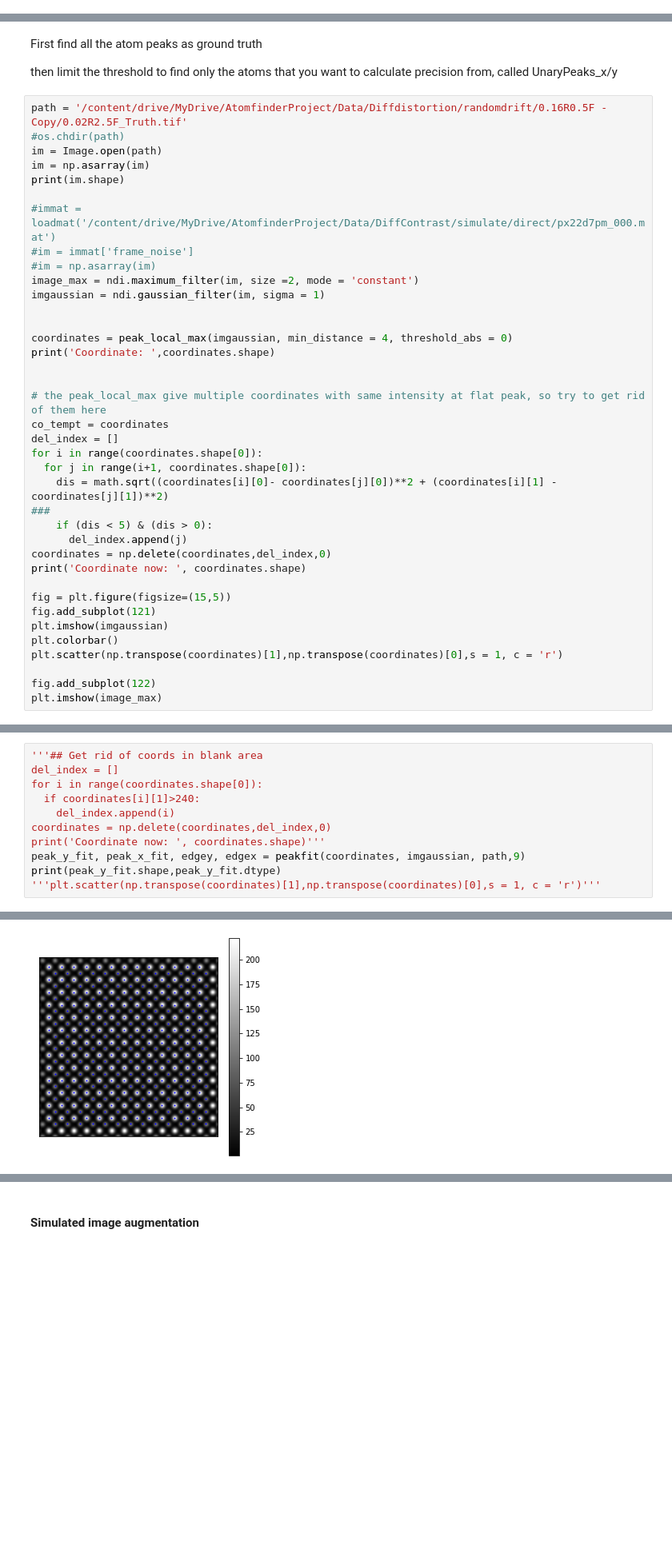
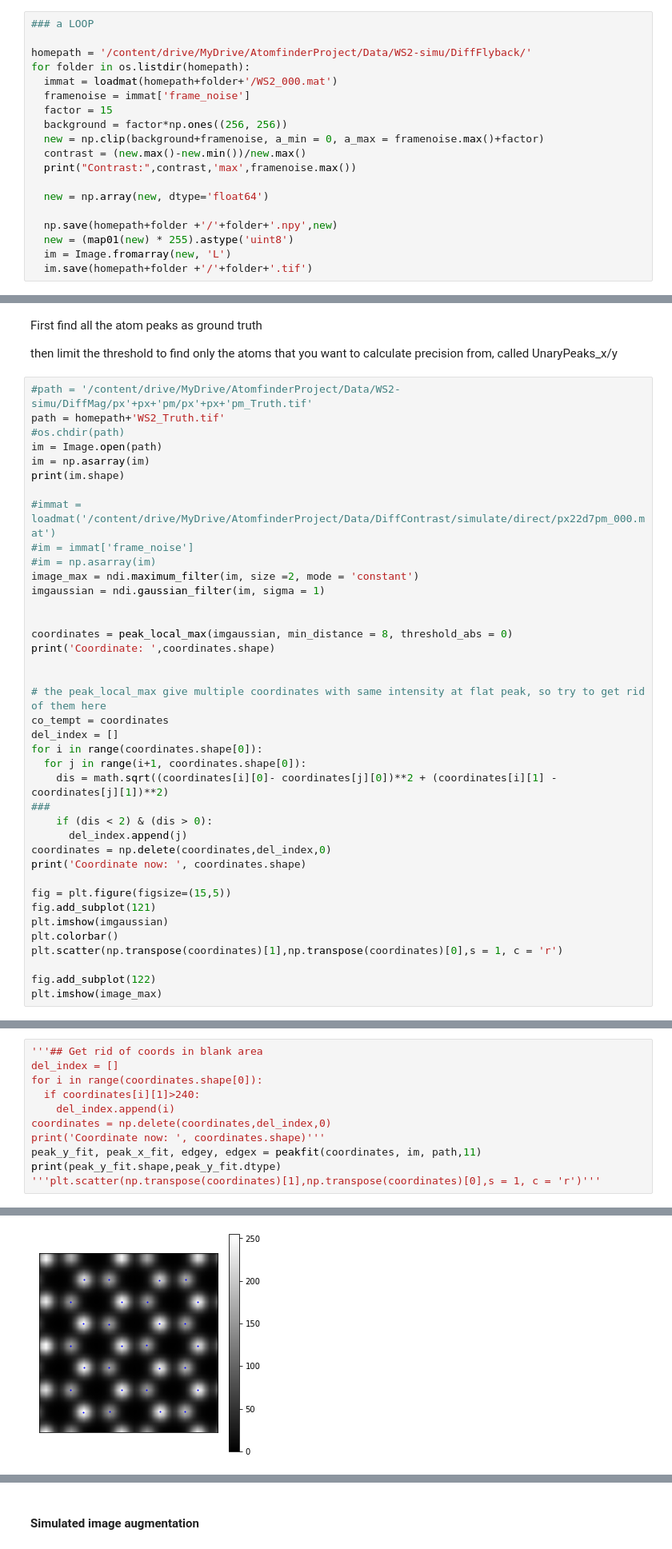
Before and after one commit to wdwzyyg/Atom-Finder, a Jupyter notebook: Simu_Datapre&collection.ipynb, the cells around one changed output, grey strips where cells are left out. Shown at 80% size. Cells and saved outputs as stored; diff of their text form; blank space fills up the shorter version.

```diff
--- a/Simu_Datapre&collection.ipynb
+++ b/Simu_Datapre&collection.ipynb
@@ -145,3 +154,22 @@ im.save('/content/drive/MyDrive/AtomfinderProject/Data/Diffdistortion/randomdrif
+# %%
+### a LOOP
+
+homepath = '/content/drive/MyDrive/AtomfinderProject/Data/WS2-simu/DiffFlyback/'
+for folder in os.listdir(homepath):
+  immat = loadmat(homepath+folder+'/WS2_000.mat')
+  framenoise = immat['frame_noise']
+  factor = 15
+  background = factor*np.ones((256, 256))
+  new = np.clip(background+framenoise, a_min = 0, a_max = framenoise.max()+factor)
+  contrast = (new.max()-new.min())/new.max()
+  print("Contrast:",contrast,'max',framenoise.max())
+
+  new = np.array(new, dtype='float64')
+
+  np.save(homepath+folder +'/'+folder+'.npy',new)
+  new = (map01(new) * 255).astype('uint8')
+  im = Image.fromarray(new, 'L')
+  im.save(homepath+folder +'/'+folder+'.tif')
 # %% [markdown]
 #### Find ground truth
 # %% [markdown]
@@ -149,7 +177,8 @@ First find all the atom peaks as ground truth
 
 then limit the threshold to find only the atoms that you want to calculate precision from, called UnaryPeaks_x/y
 # %%
-path = '/content/drive/MyDrive/AtomfinderProject/Data/Diffdistortion/randomdrift/0.16R0.5F - Copy/0.02R2.5F_Truth.tif'
+#path = '/content/drive/MyDrive/AtomfinderProject/Data/WS2-simu/DiffMag/px'+px+'pm/px'+px+'pm_Truth.tif'
+path = homepath+'WS2_Truth.tif'
 #os.chdir(path)
 im = Image.open(path)
 im = np.asarray(im)
@@ -162,7 +191,7 @@ image_max = ndi.maximum_filter(im, size =2, mode = 'constant')
 imgaussian = ndi.gaussian_filter(im, sigma = 1)
 
 
-coordinates = peak_local_max(imgaussian, min_distance = 4, threshold_abs = 0)
+coordinates = peak_local_max(imgaussian, min_distance = 8, threshold_abs = 0)
 print('Coordinate: ',coordinates.shape)
 
 
@@ -173,7 +202,7 @@ for i in range(coordinates.shape[0]):
   for j in range(i+1, coordinates.shape[0]):
     dis = math.sqrt((coordinates[i][0]- coordinates[j][0])**2 + (coordinates[i][1] - coordinates[j][1])**2)
 ###
-    if (dis < 5) & (dis > 0):
+    if (dis < 2) & (dis > 0):
       del_index.append(j)
 coordinates = np.delete(coordinates,del_index,0)
 print('Coordinate now: ', coordinates.shape)
@@ -200,7 +229,7 @@ for i in range(coordinates.shape[0]):
     del_index.append(i)
 coordinates = np.delete(coordinates,del_index,0)
 print('Coordinate now: ', coordinates.shape)'''
-peak_y_fit, peak_x_fit, edgey, edgex = peakfit(coordinates, imgaussian, path,9)
+peak_y_fit, peak_x_fit, edgey, edgex = peakfit(coordinates, im, path,11)
 print(peak_y_fit.shape,peak_y_fit.dtype)
 '''plt.scatter(np.transpose(coordinates)[1],np.transpose(coordinates)[0],s = 1, c = 'r')'''
 # %% [output]
@@ -208,5 +237,5 @@ print(peak_y_fit.shape,peak_y_fit.dtype)
 "plt.scatter(np.transpose(coordinates)[1],np.transpose(coordinates)[0],s = 1, c = 'r')"
-[figure, old version]
+[figure, new version]
 # %%
 # Don't use this now. Already tried to delete detected atoms at edge from the models
 # combine the unfitted edge points and fitted points
```
Also changed, not shown: parts of 29 cells of this notebook.
